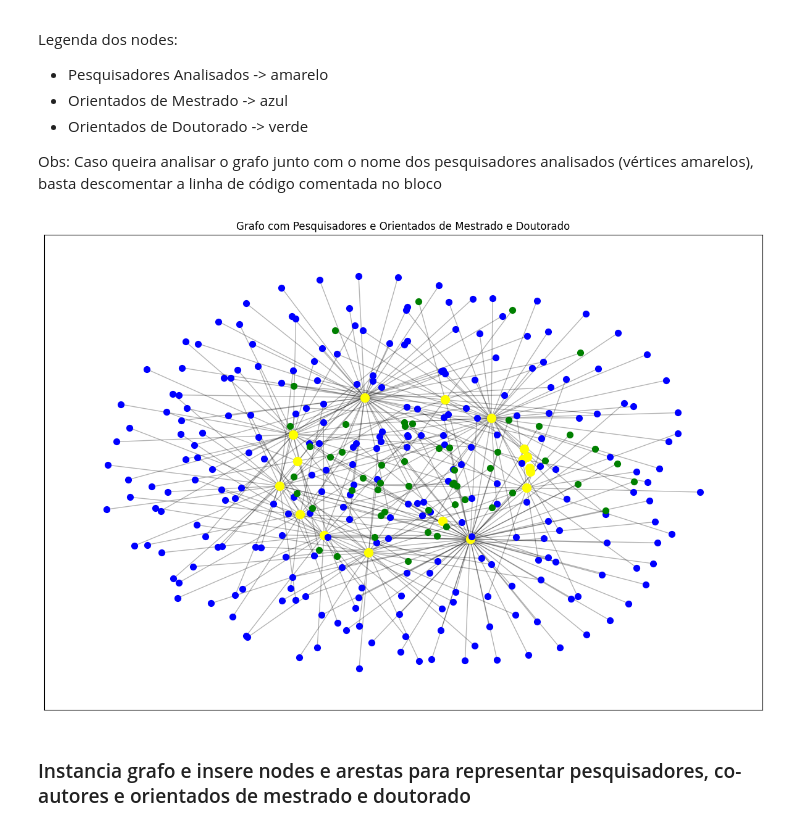
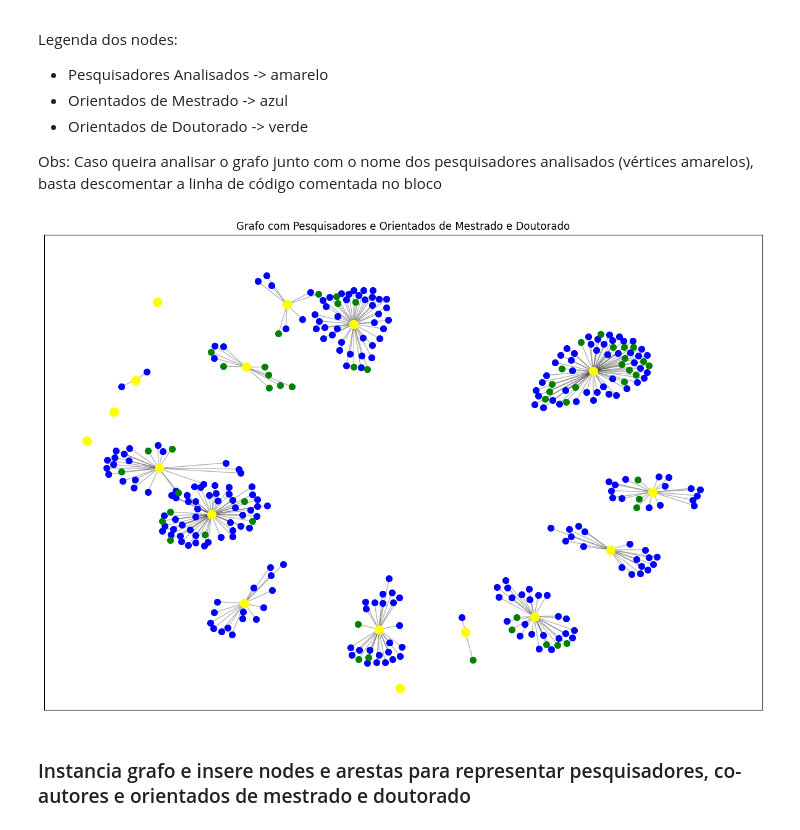
Before and after one commit to Gustavo-Campestrini/graphs, a Jupyter notebook: python/grafos.ipynb, the cells around one changed output. Drawn from its saved outputs; the diff is of its cells as text; code cells hidden in the pictures.

```diff
--- a/python/grafos.ipynb
+++ b/python/grafos.ipynb
@@ -411,17 +411,17 @@ Obs: Caso queira analisar o grafo junto com o nome dos pesquisadores analisados
 # %%
 # Desenha grafo com pesquisadores e orientados de mestrado e doutorado
 plt.figure(figsize=(15, 10))
-pos = nx.kamada_kawai_layout(g_pesquisadores_orientados, scale=2, dim=2)
+pos = nx.fruchterman_reingold_layout(g_pesquisadores_orientados, k=0.12)
 nx.draw_networkx_nodes(g_pesquisadores_orientados, pos, node_size=100, nodelist=pesquisadores_node_list, node_color="yellow")
 nx.draw_networkx_nodes(g_pesquisadores_orientados, pos, node_size=50, nodelist=orientados_mestrado_node_list, node_color="blue")
 nx.draw_networkx_nodes(g_pesquisadores_orientados, pos, node_size=50, nodelist=orientados_doutorado_node_list, node_color="green")
 nx.draw_networkx_edges(g_pesquisadores_orientados, pos, alpha=0.3)
 #_ = nx.draw_networkx_labels(g_pesquisadores_orientados, pos, labels=label_list)
 plt.title("Grafo com Pesquisadores e Orientados de Mestrado e Doutorado")
 plt.show()
 limpa_listas()
 # %% [output]
-[figure, old version]
+[figure, new version]
 # %% [markdown]
 ### Instancia grafo e insere nodes e arestas para representar pesquisadores, co-autores e orientados de mestrado e doutorado
 # %%
```
Also changed, not shown: parts of 6 cells of this notebook, 1 other file.
